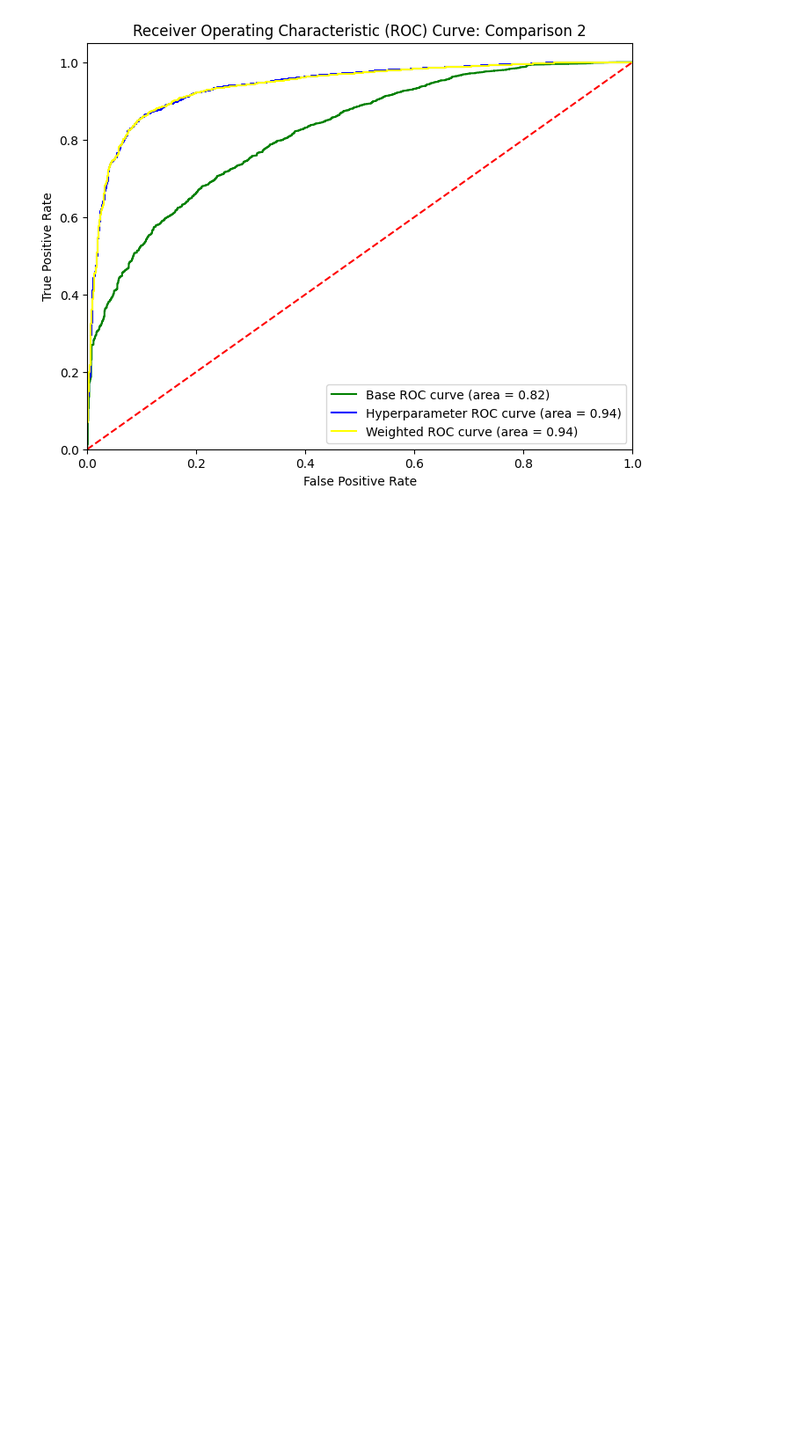
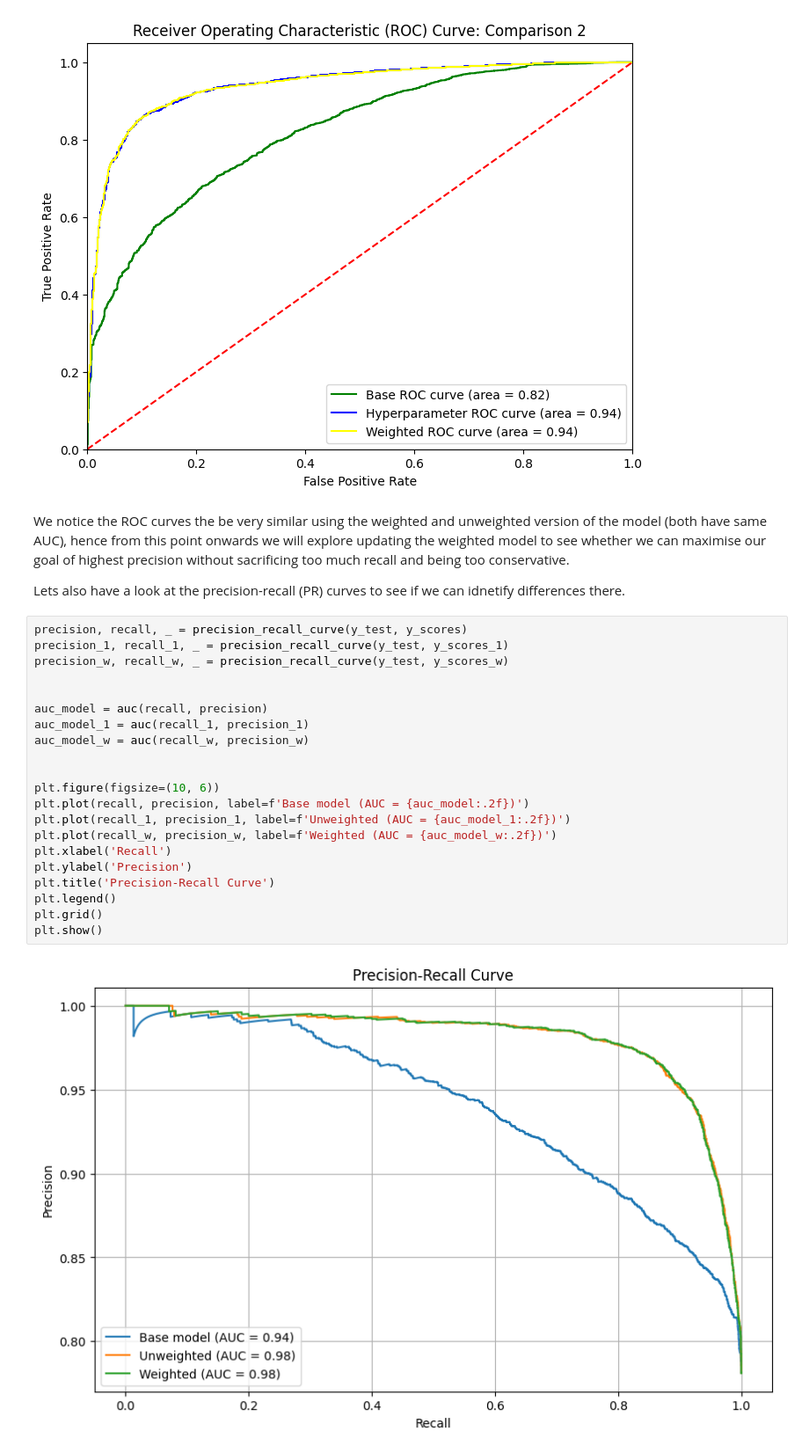
Before and after one commit to christianndjanda/-DST_Assessment_1_Group_4, a Jupyter notebook: ImranV/logitistic_reg_model.ipynb, the cells around one changed output. Shown at 88% size. Cells and saved outputs as stored; diff of their text form; blank space fills up the shorter version.

```diff
--- a/ImranV/logitistic_reg_model.ipynb
+++ b/ImranV/logitistic_reg_model.ipynb
@@ -346,3 +353,30 @@ plt.legend(loc='lower right')
 plt.show()
 # %% [output]
 [figure]
+# %% [markdown]
+We notice the ROC curves the be very similar using the weighted and unweighted version of the model (both have same AUC), hence from this point onwards we will explore updating the weighted model to see whether we can maximise our goal of highest precision without sacrificing too much recall and being too conservative.
+
+Lets also have a look at the precision-recall (PR) curves to see if we can idnetify differences there.
+# %%
+precision, recall, _ = precision_recall_curve(y_test, y_scores)
+precision_1, recall_1, _ = precision_recall_curve(y_test, y_scores_1)
+precision_w, recall_w, _ = precision_recall_curve(y_test, y_scores_w)
+
+
+auc_model = auc(recall, precision)
+auc_model_1 = auc(recall_1, precision_1)
+auc_model_w = auc(recall_w, precision_w)
+
+
+plt.figure(figsize=(10, 6))
+plt.plot(recall, precision, label=f'Base model (AUC = {auc_model:.2f})')
+plt.plot(recall_1, precision_1, label=f'Unweighted (AUC = {auc_model_1:.2f})')
+plt.plot(recall_w, precision_w, label=f'Weighted (AUC = {auc_model_w:.2f})')
+plt.xlabel('Recall')
+plt.ylabel('Precision')
+plt.title('Precision-Recall Curve')
+plt.legend()
+plt.grid()
+plt.show()
+# %% [output]
+[figure, added]
```
Also changed, not shown: parts of 41 cells of this notebook.
